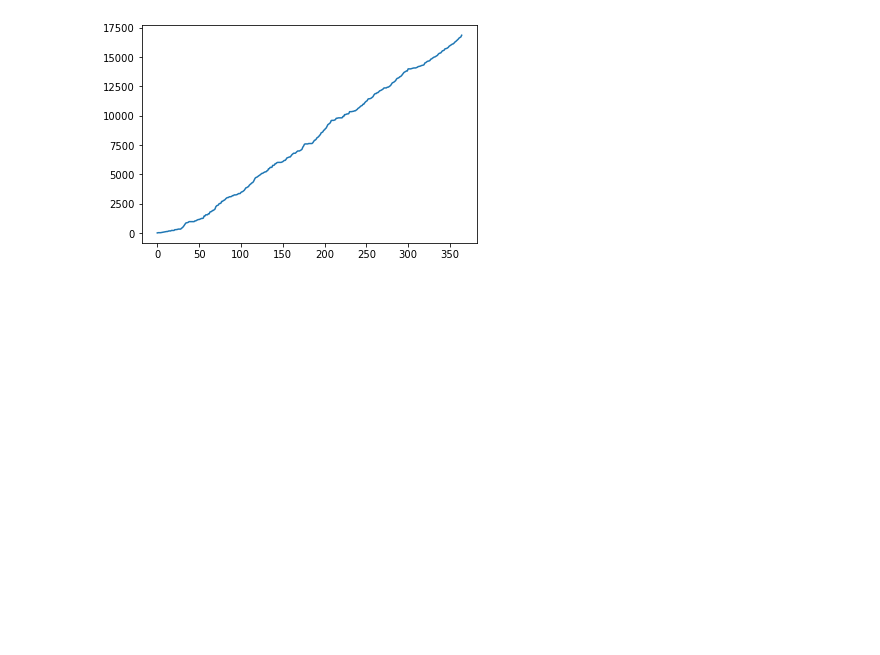
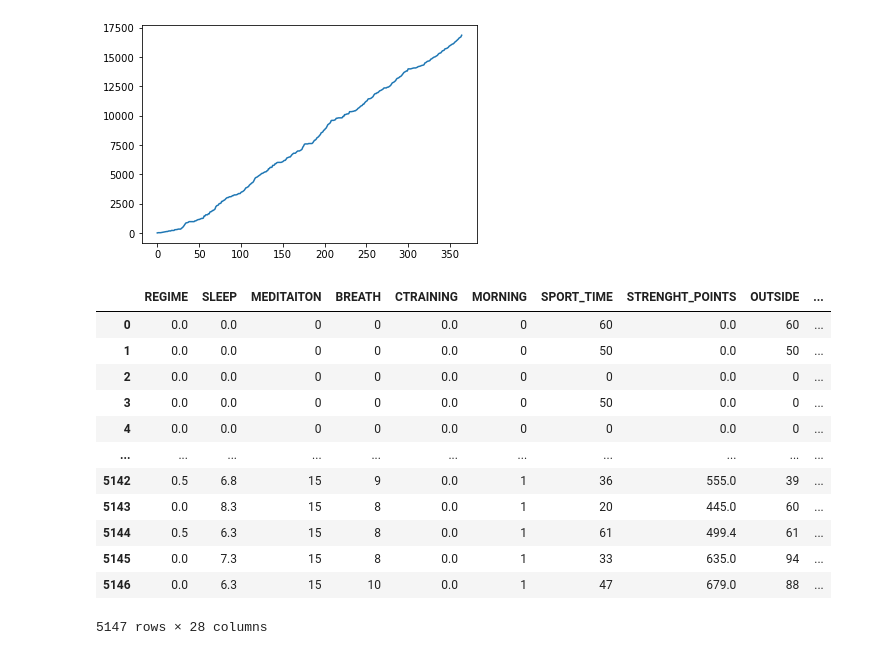
Before and after one commit to alexey198631/hobby_days, a Jupyter notebook: month_graphs.ipynb, the cells around one changed output. Drawn from its saved outputs; the diff is of its cells as text; code cells hidden in the pictures; blank space fills up the shorter version.

```diff
--- a/month_graphs.ipynb
+++ b/month_graphs.ipynb
@@ -39,3 +62,19 @@ ax = plt.plot(x0, y0)
 plt.show()
 # %% [output]
 [figure]
+# %%
+lesson_df
+# %% [output]
+|  | REGIME | SLEEP | MEDITAITON | BREATH | CTRAINING | MORNING | SPORT_TIME | STRENGHT_POINTS | OUTSIDE | ... |
+| 0 | 0.0 | 0.0 | 0 | 0 | 0.0 | 0 | 60 | 0.0 | 60 | ... |
+| 1 | 0.0 | 0.0 | 0 | 0 | 0.0 | 0 | 50 | 0.0 | 50 | ... |
+| 2 | 0.0 | 0.0 | 0 | 0 | 0.0 | 0 | 0 | 0.0 | 0 | ... |
+| 3 | 0.0 | 0.0 | 0 | 0 | 0.0 | 0 | 50 | 0.0 | 0 | ... |
+| 4 | 0.0 | 0.0 | 0 | 0 | 0.0 | 0 | 0 | 0.0 | 0 | ... |
+| ... | ... | ... | ... | ... | ... | ... | ... | ... | ... | ... |
+| 5142 | 0.5 | 6.8 | 15 | 9 | 0.0 | 1 | 36 | 555.0 | 39 | ... |
+| 5143 | 0.0 | 8.3 | 15 | 8 | 0.0 | 1 | 20 | 445.0 | 60 | ... |
+| 5144 | 0.5 | 6.3 | 15 | 8 | 0.0 | 1 | 61 | 499.4 | 61 | ... |
+| 5145 | 0.0 | 7.3 | 15 | 8 | 0.0 | 1 | 33 | 635.0 | 94 | ... |
+| 5146 | 0.0 | 6.3 | 15 | 10 | 0.0 | 1 | 47 | 679.0 | 88 | ... |
+5147 rows × 28 columns
```
Also changed, not shown: parts of 2 cells of this notebook.
